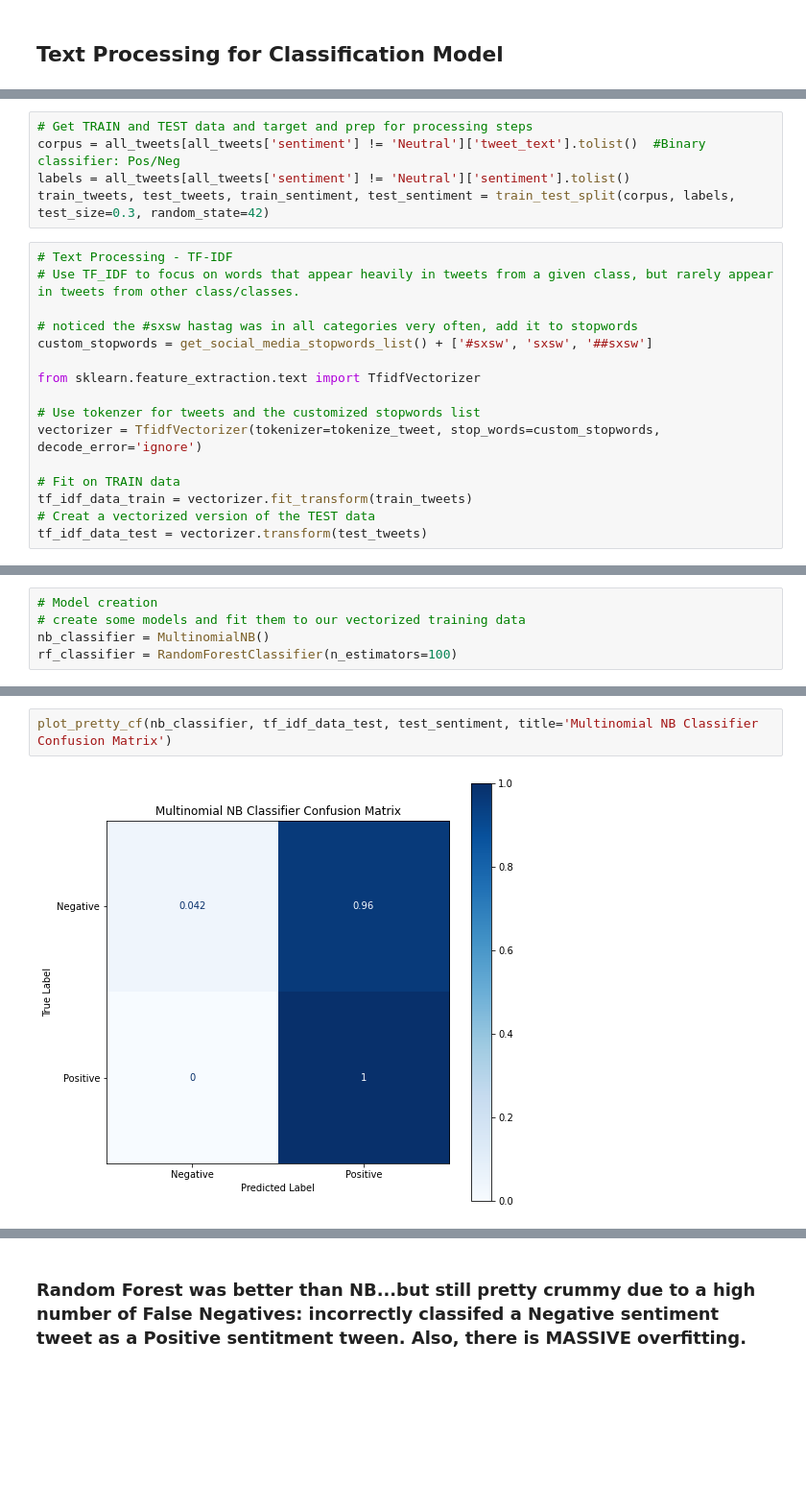
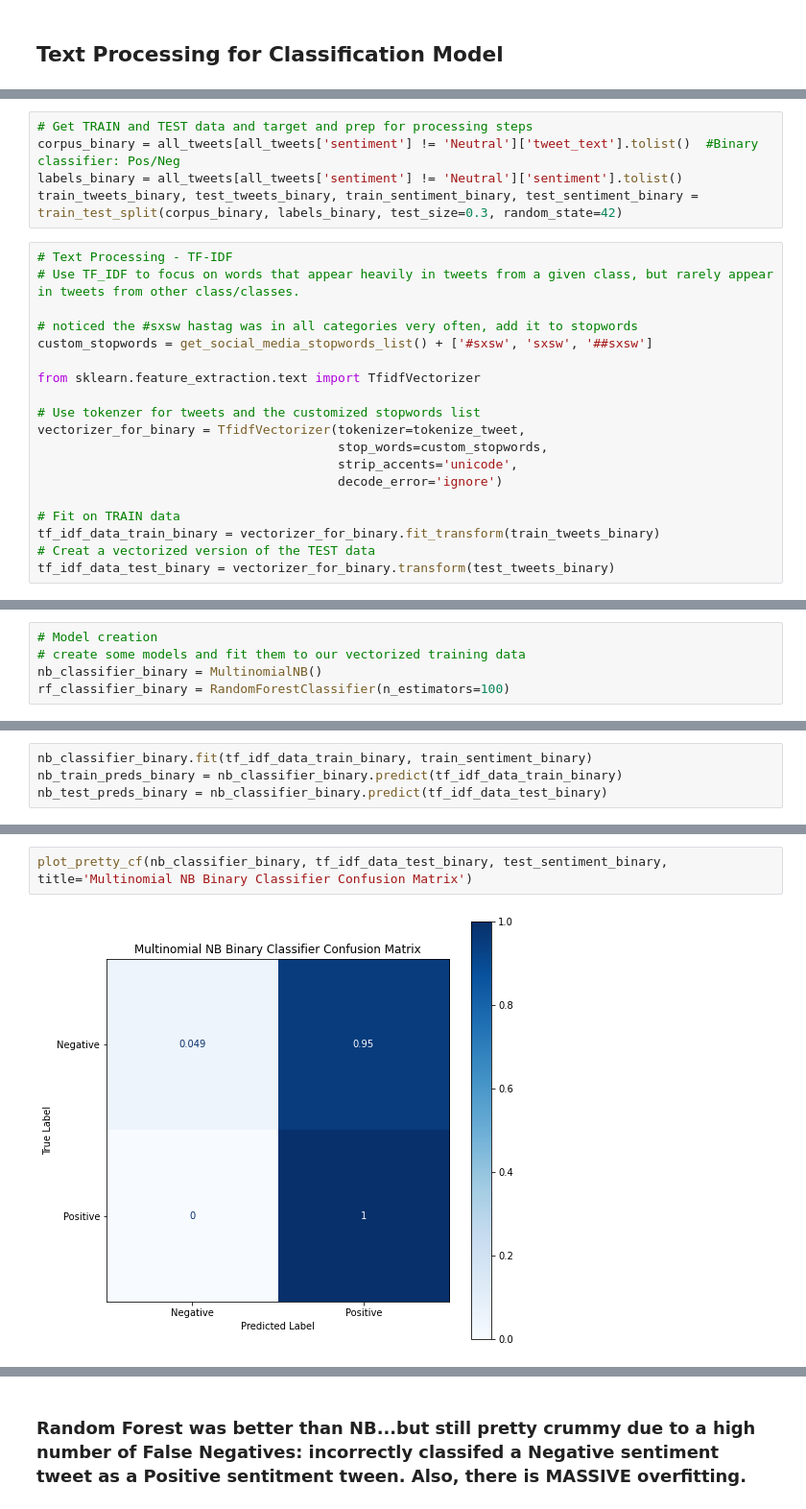
Before and after one commit to lspope/dsc-phase-4-project, a Jupyter notebook: notebooks/modeling.ipynb, the cells around one changed output, grey strips where cells are left out. Shown at 96% size. Cells and saved outputs as stored; diff of their text form; blank space fills up the shorter version.

```diff
--- a/notebooks/modeling.ipynb
+++ b/notebooks/modeling.ipynb
@@ -178,9 +180,9 @@ plot_word_cloud(neutral_text, 50, get_social_media_stopwords_list(), 'grey')
 # TODO decide the best peformance measure, accuracy or precision. What makes sense from a business POV?
 # %%
 # Get TRAIN and TEST data and target and prep for processing steps
-corpus = all_tweets[all_tweets['sentiment'] != 'Neutral']['tweet_text'].tolist()  #Binary classifier: Pos/Neg
-labels = all_tweets[all_tweets['sentiment'] != 'Neutral']['sentiment'].tolist()
-train_tweets, test_tweets, train_sentiment, test_sentiment = train_test_split(corpus, labels, test_size=0.3, random_state=42)
+corpus_binary = all_tweets[all_tweets['sentiment'] != 'Neutral']['tweet_text'].tolist()  #Binary classifier: Pos/Neg
+labels_binary = all_tweets[all_tweets['sentiment'] != 'Neutral']['sentiment'].tolist()
+train_tweets_binary, test_tweets_binary, train_sentiment_binary, test_sentiment_binary = train_test_split(corpus_binary, labels_binary, test_size=0.3, random_state=42)
 # %%
 # Text Processing - TF-IDF
 # Use TF_IDF to focus on words that appear heavily in tweets from a given class, but rarely appear in tweets from other class/classes.
@@ -191,9 +193,12 @@ custom_stopwords = get_social_media_stopwords_list() + ['#sxsw', 'sxsw', '##sxsw
 from sklearn.feature_extraction.text import TfidfVectorizer
 
 # Use tokenzer for tweets and the customized stopwords list
-vectorizer = TfidfVectorizer(tokenizer=tokenize_tweet, stop_words=custom_stopwords, decode_error='ignore')
+vectorizer_for_binary = TfidfVectorizer(tokenizer=tokenize_tweet,
+                                        stop_words=custom_stopwords,
+                                        strip_accents='unicode',
+                                        decode_error='ignore')
 
 # Fit on TRAIN data
-tf_idf_data_train = vectorizer.fit_transform(train_tweets)
+tf_idf_data_train_binary = vectorizer_for_binary.fit_transform(train_tweets_binary)
 # Creat a vectorized version of the TEST data
-tf_idf_data_test = vectorizer.transform(test_tweets)
+tf_idf_data_test_binary = vectorizer_for_binary.transform(test_tweets_binary)
@@ -211,5 +218,5 @@ print(sorted_idf[0:50])
 # %%
 # Model creation
 # create some models and fit them to our vectorized training data
-nb_classifier = MultinomialNB()
-rf_classifier = RandomForestClassifier(n_estimators=100)
+nb_classifier_binary = MultinomialNB()
+rf_classifier_binary = RandomForestClassifier(n_estimators=100)
@@ -220 +223,5 @@ nb_test_preds = nb_classifier.predict(tf_idf_data_test)
+# %%
+nb_classifier_binary.fit(tf_idf_data_train_binary, train_sentiment_binary)
+nb_train_preds_binary = nb_classifier_binary.predict(tf_idf_data_train_binary)
+nb_test_preds_binary = nb_classifier_binary.predict(tf_idf_data_test_binary)
 # %%
@@ -238,5 +245,5 @@ print(classification_report(test_sentiment, nb_test_preds, target_names=['Negati
 weighted avg       0.88      0.87      0.81      1022
 # %%
-plot_pretty_cf(nb_classifier, tf_idf_data_test, test_sentiment, title='Multinomial NB Classifier Confusion Matrix')
+plot_pretty_cf(nb_classifier_binary, tf_idf_data_test_binary, test_sentiment_binary, title='Multinomial NB Binary Classifier Confusion Matrix')
 # %% [output]
-[figure, old version]
+[figure, new version]
```
Also changed, not shown: parts of 19 cells of this notebook, 1 other file.
